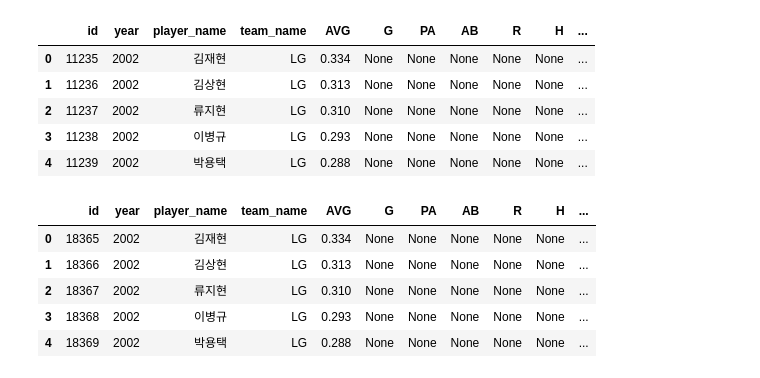
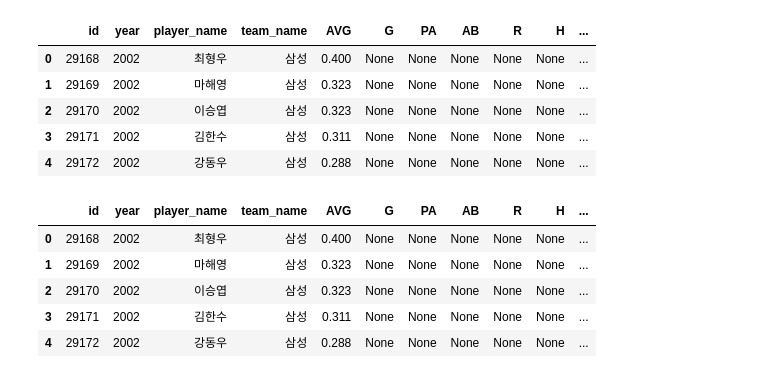
Before and after one commit to dlsdud9098/kbo_crawl, a Jupyter notebook: data_process.ipynb, the cells around one changed output. Saved outputs shown, nothing was run; the diff lists cells and outputs as text; code cells hidden in the pictures.

```diff
--- a/data_process.ipynb
+++ b/data_process.ipynb
@@ -10,37 +10,45 @@ pd.options.display.max_rows = None
 conn = pymysql.connect(host='127.0.0.1', user='apic', password='1234', db='KBODATA', charset='utf8', cursorclass=pymysql.cursors.DictCursor)
 # 통로 만들기
 cur = conn.cursor()
+# %%
+cur.execute('select * from KBO_TABLE where XBH >= 0 and year >= 2002;')
+result = cur.fetchall()
+df1 = pd.DataFrame(result)
+
+df1.head()
+# %% [output]
+|  | id | year | player_name | team_name | AVG | G | PA | AB | R | H | ... |
+| 0 | 29168 | 2002 | 최형우 | 삼성 | 0.400 | None | None | None | None | None | ... |
+| 1 | 29169 | 2002 | 마해영 | 삼성 | 0.323 | None | None | None | None | None | ... |
+| 2 | 29170 | 2002 | 이승엽 | 삼성 | 0.323 | None | None | None | None | None | ... |
+| 3 | 29171 | 2002 | 김한수 | 삼성 | 0.311 | None | None | None | None | None | ... |
+| 4 | 29172 | 2002 | 강동우 | 삼성 | 0.288 | None | None | None | None | None | ... |
 # %%
 # 첫 번째 기록창 (2002~)
 cur.execute('select * from KBO_TABLE where G >= 0 and year >= 2002;')
 result = cur.fetchall()
 df1 = pd.DataFrame(result)
 
 # 두 번째 기록창(2002~ , 다음 기록)
 cur.execute('select * from KBO_TABLE where BB >= 0 and year >= 2002;')
 result = cur.fetchall()
 df2 = pd.DataFrame(result)
 
 # 세 번째 기록창(2002~ , 세부기록)
 cur.execute('select * from KBO_TABLE where XBH >= 0 and year >= 2002;')
 result = cur.fetchall()
 df3 = pd.DataFrame(result)
 
-display(df2.head())
+# display(df1.head())
+# display(df2.head())
 display(df3.head())
 # %% [output]
 |  | id | year | player_name | team_name | AVG | G | PA | AB | R | H | ... |
-| 0 | 11235 | 2002 | 김재현 | LG | 0.334 | None | None | None | None | None | ... |
-| 1 | 11236 | 2002 | 김상현 | LG | 0.313 | None | None | None | None | None | ... |
-| 2 | 11237 | 2002 | 류지현 | LG | 0.310 | None | None | None | None | None | ... |
-| 3 | 11238 | 2002 | 이병규 | LG | 0.293 | None | None | None | None | None | ... |
-| 4 | 11239 | 2002 | 박용택 | LG | 0.288 | None | None | None | None | None | ... |
+| 0 | 29168 | 2002 | 최형우 | 삼성 | 0.400 | None | None | None | None | None | ... |
+| 1 | 29169 | 2002 | 마해영 | 삼성 | 0.323 | None | None | None | None | None | ... |
+| 2 | 29170 | 2002 | 이승엽 | 삼성 | 0.323 | None | None | None | None | None | ... |
+| 3 | 29171 | 2002 | 김한수 | 삼성 | 0.311 | None | None | None | None | None | ... |
+| 4 | 29172 | 2002 | 강동우 | 삼성 | 0.288 | None | None | None | None | None | ... |
-|  | id | year | player_name | team_name | AVG | G | PA | AB | R | H | ... |
-| 0 | 18365 | 2002 | 김재현 | LG | 0.334 | None | None | None | None | None | ... |
-| 1 | 18366 | 2002 | 김상현 | LG | 0.313 | None | None | None | None | None | ... |
-| 2 | 18367 | 2002 | 류지현 | LG | 0.310 | None | None | None | None | None | ... |
-| 3 | 18368 | 2002 | 이병규 | LG | 0.293 | None | None | None | None | None | ... |
-| 4 | 18369 | 2002 | 박용택 | LG | 0.288 | None | None | None | None | None | ... |
 # %%
 # Null값 모두 제거
 
```
Also changed, not shown: parts of 4 cells of this notebook, 2 other files.
